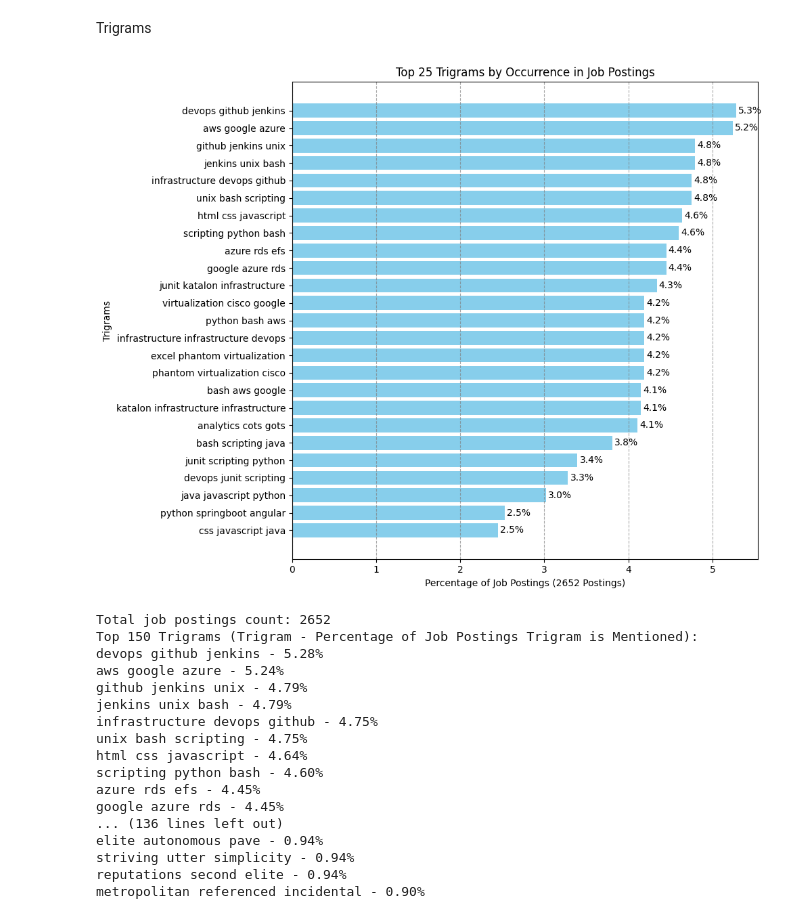
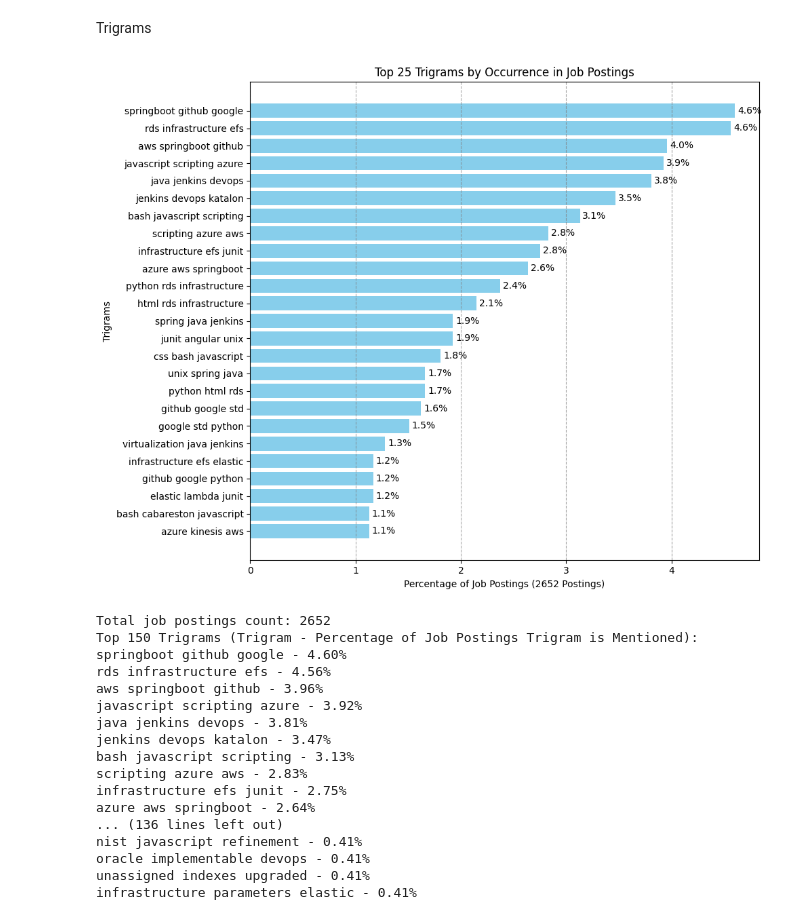
Before and after one commit to Eli-Jensen/job-scraper, a Jupyter notebook: analyze_tokens.ipynb, the cells around one changed output. Drawn from its saved outputs; the diff is of its cells as text; code cells hidden in the pictures.

```diff
--- a/analyze_tokens.ipynb
+++ b/analyze_tokens.ipynb
@@ -116,7 +114,6 @@ from nltk.tokenize import word_tokenize
 from nltk.corpus import stopwords
 from nltk import bigrams
 
-# Initialize Spark Session
 spark = SparkSession.builder.appName("JobDescriptions").getOrCreate()
 
 # Load NLTK stop words and define custom stop words
@@ -129,28 +126,20 @@ all_stop_words = nltk_stop_words.union(custom_stop_words)
 # Broadcast the stop words to all workers
 broadcast_stop_words = spark.sparkContext.broadcast(all_stop_words)
 
-# Connect to SQLite and load data into Pandas DataFrame
 conn = sqlite3.connect('jobs.db')
 job_descriptions_df = pd.read_sql_query("SELECT description FROM jobs", conn)
 conn.close()
 
-# Get the total number of job descriptions
 total_job_descriptions = len(job_descriptions_df)
-
-# Convert Pandas DataFrame to Spark DataFrame
 spark_df = spark.createDataFrame(job_descriptions_df)
 
-# Define UDF for tokenizing, filtering stop words, and creating bigrams
 def tokenize_filter_bigrams(text):
     tokens = word_tokenize(text)
     stop_words = broadcast_stop_words.value
-    # Filter out stop words and keep only alphabetical tokens
-    filtered_tokens = [word.lower() for word in tokens if word.isalpha() and word.lower() not in stop_words]
-    # Generate bigrams from the filtered tokens
+    filtered_tokens = list(set([word.lower() for word in tokens if word.isalpha() and word.lower() not in stop_words]))
     bigrams_list = [' '.join(bigram) for bigram in bigrams(filtered_tokens)]
     return bigrams_list
 
-# Register the UDF with Spark
 tokenize_filter_bigrams_udf = udf(tokenize_filter_bigrams, ArrayType(StringType()))
 
 # Apply tokenization, filtering, and bigram generation
@@ -158,21 +147,15 @@ filtered_bigrams_df = spark_df.withColumn("filtered_bigrams", tokenize_filter_bi
 
 # Explode the bigrams for frequency count
 exploded_bigrams_df = filtered_bigrams_df.withColumn("bigram", explode(col("filtered_bigrams")))
-
-# Count bigram frequencies
 bigram_counts = exploded_bigrams_df.groupBy("bigram").count().orderBy(col("count").desc())
-
-# Get the top 150 bigrams
 top_bigrams = bigram_counts.limit(150).collect()
 
-# Prepare data for plotting
 bigrams_list = [row['bigram'] for row in top_bigrams]
 percentages = [(row['count'] / total_job_descriptions) * 100 for row in top_bigrams]
-show_on_plot = 25  # Show top 25 in the plot
+show_on_plot = 25
 
-# Plot the data using matplotlib
 plt.figure(figsize=(10, 8))
-bars = plt.barh(bigrams_list[:show_on_plot][::-1], percentages[:show_on_plot][::-1], color='skyblue')  # Reverse lists to have the highest at the top
+bars = plt.barh(bigrams_list[:show_on_plot][::-1], percentages[:show_on_plot][::-1], color='skyblue')
 plt.xlabel(f'Percentage of Job Postings ({total_job_descriptions} Postings)')
 plt.ylabel('Bigrams')
 plt.title(f'Top {show_on_plot} Bigrams by Occurrence in Job Postings')
@@ -192,6 +175,5 @@ for row in top_bigrams:
     percentage = (row['count'] / total_job_descriptions) * 100
     print(f"{row['bigram']} - {percentage:.2f}%")
 
-# Stop the Spark session
 spark.stop()
 # %% [output]
@@ -226,7 +208,6 @@ from nltk.tokenize import word_tokenize
 from nltk.corpus import stopwords
 from nltk import trigrams
 
-# Initialize Spark Session
 spark = SparkSession.builder.appName("JobDescriptions").getOrCreate()
 
 # Load NLTK stop words and define custom stop words
@@ -239,87 +220,72 @@ all_stop_words = nltk_stop_words.union(custom_stop_words)
 # Broadcast the stop words to all workers
 broadcast_stop_words = spark.sparkContext.broadcast(all_stop_words)
 
-# Connect to SQLite and load data into Pandas DataFrame
 conn = sqlite3.connect('jobs.db')
 job_descriptions_df = pd.read_sql_query("SELECT description FROM jobs", conn)
 conn.close()
 
-# Get the total number of job descriptions
 total_job_descriptions = len(job_descriptions_df)
-
-# Convert Pandas DataFrame to Spark DataFrame
 spark_df = spark.createDataFrame(job_descriptions_df)
 
-# Define UDF for tokenizing, filtering stop words, and creating trigrams
 def tokenize_filter_trigrams(text):
     tokens = word_tokenize(text)
     stop_words = broadcast_stop_words.value
-    # Filter out stop words and keep only alphabetical tokens
-    filtered_tokens = [word.lower() for word in tokens if word.isalpha() and word.lower() not in stop_words]
-    # Generate trigrams from the filtered tokens
+    filtered_tokens = list(set([word.lower() for word in tokens if word.isalpha() and word.lower() not in stop_words]))
     trigrams_list = [' '.join(trigram) for trigram in trigrams(filtered_tokens)]
     return trigrams_list
 
-# Register the UDF with Spark
 tokenize_filter_trigrams_udf = udf(tokenize_filter_trigrams, ArrayType(StringType()))
-
 # Apply tokenization, filtering, and trigram generation
 filtered_trigrams_df = spark_df.withColumn("filtered_trigrams", tokenize_filter_trigrams_udf(col("description")))
 
 # Explode the trigrams for frequency count
 exploded_trigrams_df = filtered_trigrams_df.withColumn("trigram", explode(col("filtered_trigrams")))
 
-# Count trigram frequencies
 trigram_counts = exploded_trigrams_df.groupBy("trigram").count().orderBy(col("count").desc())
-
-# Get the top 150 trigrams
 top_trigrams = trigram_counts.limit(150).collect()
 
-# Prepare data for plotting
 trigrams_list = [row['trigram'] for row in top_trigrams]
 percentages = [(row['count'] / total_job_descriptions) * 100 for row in top_trigrams]
-show_on_plot = 25  # Show top 25 in the plot
+show_on_plot = 25
 
-# Plot the data using matplotlib
 plt.figure(figsize=(10, 8))
-bars = plt.barh(trigrams_list[:show_on_plot][::-1], percentages[:show_on_plot][::-1], color='skyblue')  # Reverse lists to have the highest at the top
+bars = plt.barh(trigrams_list[:show_on_plot][::-1], percentages[:show_on_plot][::-1], color='skyblue')
 plt.xlabel(f'Percentage of Job Postings ({total_job_descriptions} Postings)')
 plt.ylabel('Trigrams')
 plt.title(f'Top {show_on_plot} Trigrams by Occurrence in Job Postings')
 plt.grid(True, axis='x', linestyle='--', color='gray', alpha=0.7)
 
 # Add percentage labels at the end of each bar
 for bar, percentage in zip(bars, percentages[:show_on_plot][::-1]):
     plt.text(bar.get_width() + 0.025, bar.get_y() + bar.get_height()/2, f'{percentage:.1f}%', va='center')
 
 plt.tight_layout()
 plt.show()
 
 print(f"Total job postings count: {total_job_descriptions}")
 print("Top 150 Trigrams (Trigram - Percentage of Job Postings Trigram is Mentioned):")
 
 for row in top_trigrams:
     percentage = (row['count'] / total_job_descriptions) * 100
     print(f"{row['trigram']} - {percentage:.2f}%")
 
-# Stop the Spark session
 spark.stop()
 # %% [output]
-[figure, old version]
+[figure, new version]
 Total job postings count: 2652
 Top 150 Trigrams (Trigram - Percentage of Job Postings Trigram is Mentioned):
-devops github jenkins - 5.28%
-aws google azure - 5.24%
-github jenkins unix - 4.79%
-jenkins unix bash - 4.79%
-infrastructure devops github - 4.75%
-unix bash scripting - 4.75%
-html css javascript - 4.64%
-scripting python bash - 4.60%
-azure rds efs - 4.45%
-google azure rds - 4.45%
+springboot github google - 4.60%
+rds infrastructure efs - 4.56%
+aws springboot github - 3.96%
+javascript scripting azure - 3.92%
+java jenkins devops - 3.81%
+jenkins devops katalon - 3.47%
+bash javascript scripting - 3.13%
+scripting azure aws - 2.83%
+infrastructure efs junit - 2.75%
+azure aws springboot - 2.64%
 ... (136 lines left out)
-elite autonomous pave - 0.94%
-striving utter simplicity - 0.94%
-reputations second elite - 0.94%
-metropolitan referenced incidental - 0.90%
+nist javascript refinement - 0.41%
+oracle implementable devops - 0.41%
+unassigned indexes upgraded - 0.41%
+infrastructure parameters elastic - 0.41%
```
Also changed, not shown: parts of 2 cells of this notebook, 2 other files.
